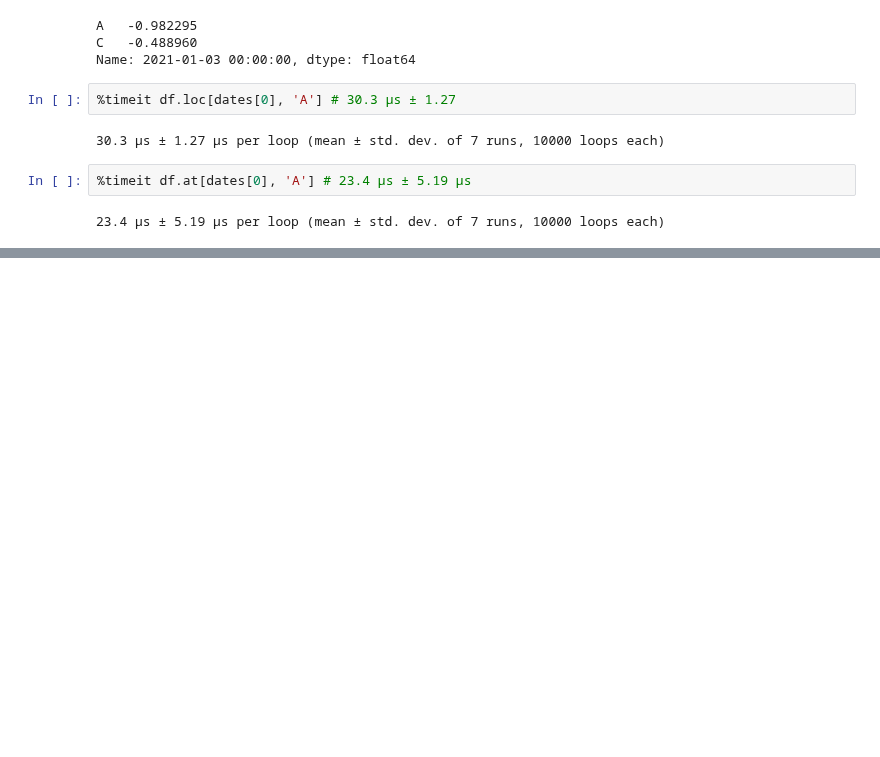
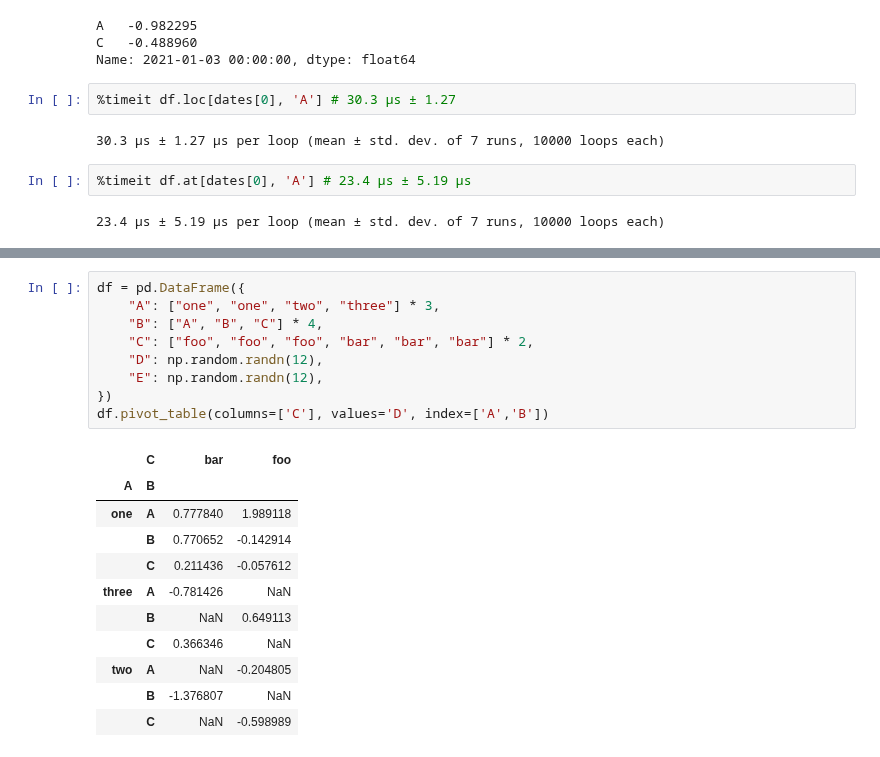
Before and after one commit to UtsavParashar/PythonProblems, a Jupyter notebook: PandasOffDoc.ipynb, the cells around one changed output, grey strips where cells are left out. Cells and saved outputs as stored; diff of their text form; blank space fills up the shorter version.

```diff
--- a/PandasOffDoc.ipynb
+++ b/PandasOffDoc.ipynb
@@ -1121,0 +1388,21 @@ Name: 2021-01-03 00:00:00, dtype: float64
+# %%
+df = pd.DataFrame({
+    "A": ["one", "one", "two", "three"] * 3,
+    "B": ["A", "B", "C"] * 4,
+    "C": ["foo", "foo", "foo", "bar", "bar", "bar"] * 2,
+    "D": np.random.randn(12),
+    "E": np.random.randn(12),
+})
+df.pivot_table(columns=['C'], values='D', index=['A','B'])
+# %% [output]
+|  | C | bar | foo |
+| A | B |  |  |
+| one | A | 0.777840 | 1.989118 |
+|  | B | 0.770652 | -0.142914 |
+|  | C | 0.211436 | -0.057612 |
+| three | A | -0.781426 | NaN |
+|  | B | NaN | 0.649113 |
+|  | C | 0.366346 | NaN |
+| two | A | NaN | -0.204805 |
+|  | B | -1.376807 | NaN |
+|  | C | NaN | -0.598989 |
```
Also changed, not shown: parts of 37 cells of this notebook, 1 other file.
